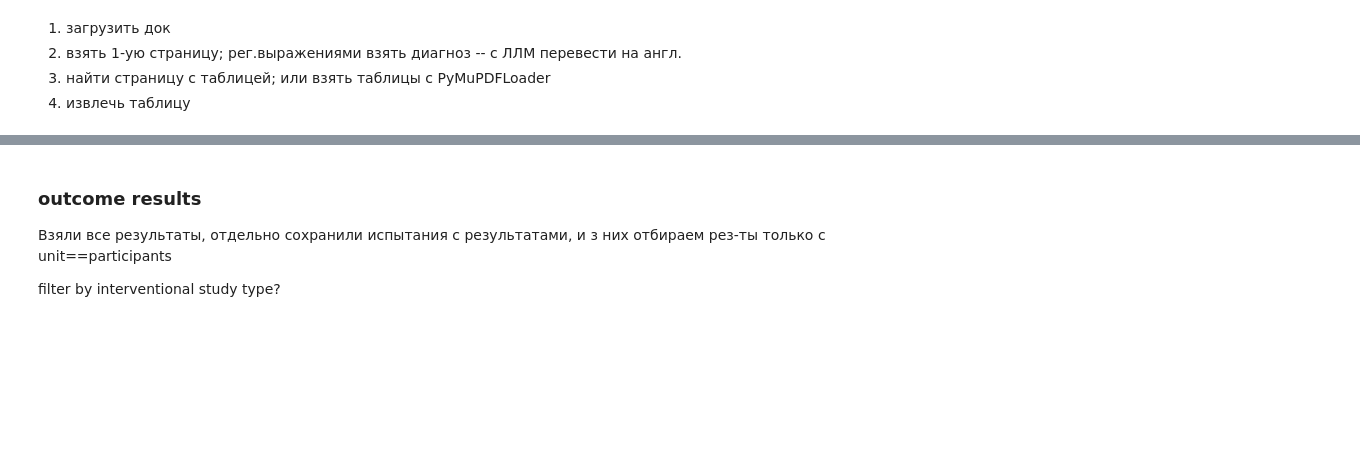
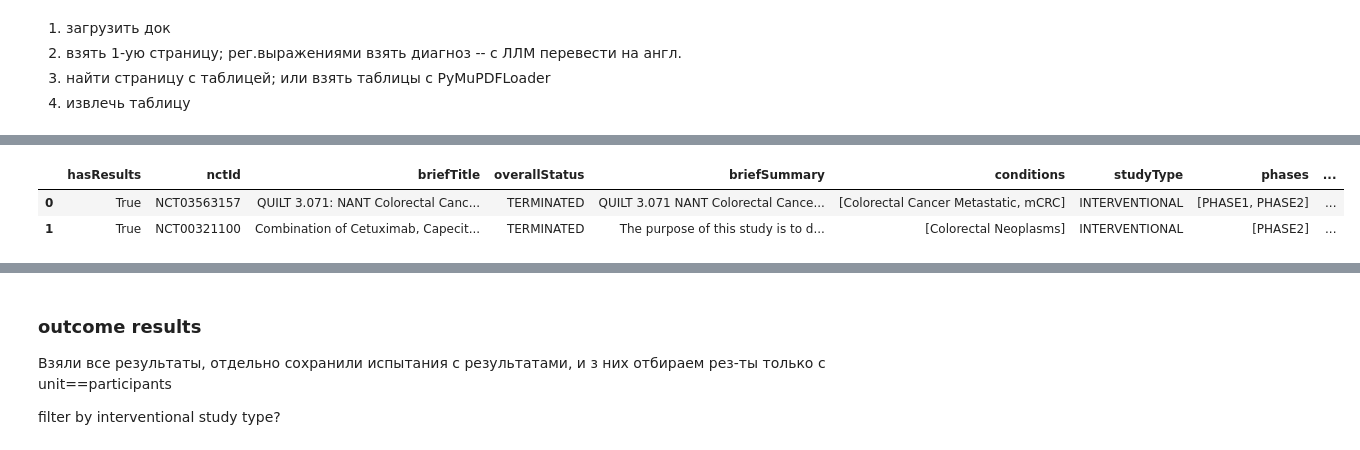
Before and after one commit to Mpkosh/TrialMind-SLR, a Jupyter notebook: draft.ipynb, the cells around one changed output, grey strips where cells are left out. Cells and saved outputs as stored; diff of their text form; code cells hidden in the pictures; blank space fills up the shorter version.

```diff
--- a/draft.ipynb
+++ b/draft.ipynb
@@ -109,0 +167,95 @@ all_studies
+# %%
+base = 'https://clinicaltrials.gov/api/v2/studies'  # new API
+
+# fields for CSV and JSON: https://clinicaltrials.gov/data-api/about-api/csv-download
+
+# new API fields - for JSON
+extract_fields = [
+    'NCTId',
+    'Condition',
+    'BriefTitle',
+    'HasResults',
+    "Intervention",
+    #'PrimaryOutcome',
+    'OutcomeMeasuresModule',
+    #'NumPhases',
+    'Phase',
+    'OverallStatus',
+    'StudyType',
+    'BriefSummary',
+    #'LastKnownStatus',
+
+]
+#OutcomeMeasuresModule
+# new API fields
+params = {
+    'fields': ",".join(extract_fields),
+    'query.term': '''"Colorectal Cancer"''',
+    'query.intr': 'Cetuximab',
+    #'filter.overallStatus':'',
+    'pageSize': 1, # maximum number of !!studies!! to return in response
+    #'aggFilters':'results:with',
+    'format': 'json',
+    #'pageToken': None  # first page doesn't need it
+}
+all_studies = []
+results_studies = []
+no_results_studies = []
+next_page_token='a'
+page_temp = 0
+while next_page_token and page_temp<2:
+
+    #print(f'--- page: {page} ---')
+
+    response = requests.get(base, params=params)
+
+    if not response.ok:
+        print('response.text:', response.text)
+        break
+
+    data = response.json()
+    #print(data.keys())
+    data_responses = data['studies']
+    #print(data_responses)
+
+    all_studies = all_studies+data_responses
+    '''
+    for index, item_main in enumerate(data_responses, 1):
+        #print(item)
+        item = item_main['protocolSection']['identificationModule']
+        #print(item)
+
+        print(f'{page:2},{index:4}:', item_main['protocolSection']['statusModule']['overallStatus'],
+              #item_main['protocolSection']['statusModule']['lastKnownStatus'],
+              item_main['protocolSection']['designModule']['phases'],
+              #item_main['protocolSection']['designModule']['numPhases'],
+              #item_main['resultsSection']['outcomeMeasuresModule']['outcomeMeasures'],
+              item['nctId'], item['briefTitle'])
+        '''
+
+    try:
+    # next page
+    #next_page_token = response.headers.get('x-next-page')  # (probably) for `CSV`
+        next_page_token = data['nextPageToken']                 # for `JSON`
+        print(data['nextPageToken'])
+    #print('x-next-page', next_page_token)
+        params['pageToken'] = next_page_token
+    except KeyError:
+        next_page_token=''
+        pass
+    page_temp+=1
+
+all_studies = pd.json_normalize(all_studies)
+print(all_studies.columns)
+'''
+['hasResults','nctId','briefTitle','overallStatus',
+ 'briefSummary','conditions','studyType','interventions']
+'''
+
+all_studies.columns = [i.split('.')[-1] for i in all_studies.columns]
+
+if 'outcomeMeasures' not in all_studies.columns:
+    all_studies['outcomeMeasures']=None
+
+all_studies
+# %% [output]
@@ -109,0 +274,3 @@ all_studies
+|  | hasResults | nctId | briefTitle | overallStatus | briefSummary | conditions | studyType | phases | ... |
+| 0 | True | NCT03563157 | QUILT 3.071: NANT Colorectal Canc... | TERMINATED | QUILT 3.071 NANT Colorectal Cance... | [Colorectal Cancer Metastatic, mCRC] | INTERVENTIONAL | [PHASE1, PHASE2] | ... |
+| 1 | True | NCT00321100 | Combination of Cetuximab, Capecit... | TERMINATED | The purpose of this study is to d... | [Colorectal Neoplasms] | INTERVENTIONAL | [PHASE2] | ... |
```
Also changed, not shown: parts of 52 cells of this notebook, 6 other files.
